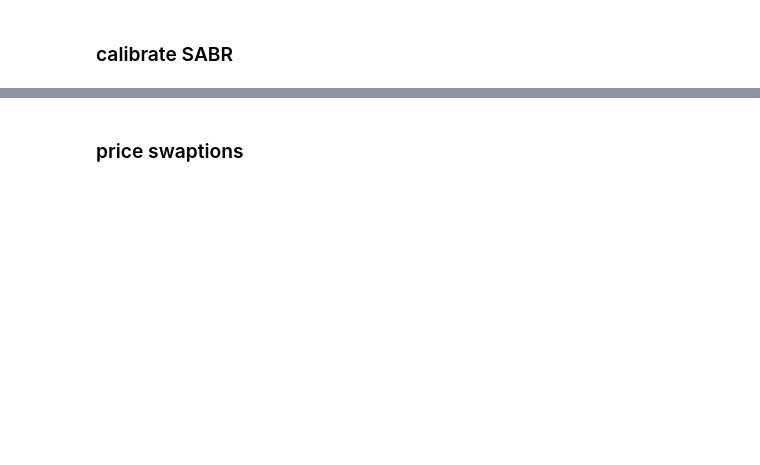
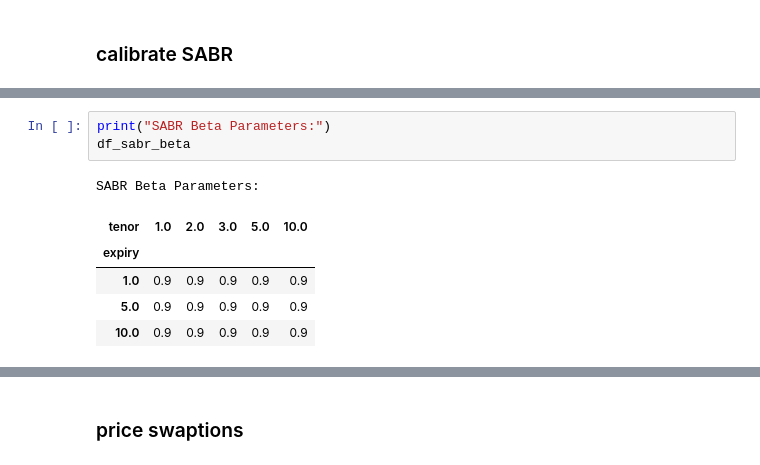
Before and after one commit to andreignatius/fixed-income, a Jupyter notebook: swaption_calibration/jos_part_2.ipynb, the cells around one changed output, grey strips where cells are left out. Cells and saved outputs as stored; diff of their text form; blank space fills up the shorter version.

```diff
--- a/swaption_calibration/jos_part_2.ipynb
+++ b/swaption_calibration/jos_part_2.ipynb
@@ -353,0 +616,10 @@ DDM Beta Parameters:
+# %%
+print("SABR Beta Parameters:")
+df_sabr_beta
+# %% [output]
+SABR Beta Parameters:
+| tenor | 1.0 | 2.0 | 3.0 | 5.0 | 10.0 |
+| expiry |  |  |  |  |  |
+| 1.0 | 0.9 | 0.9 | 0.9 | 0.9 | 0.9 |
+| 5.0 | 0.9 | 0.9 | 0.9 | 0.9 | 0.9 |
+| 10.0 | 0.9 | 0.9 | 0.9 | 0.9 | 0.9 |
```
Also changed, not shown: parts of 25 cells of this notebook.
